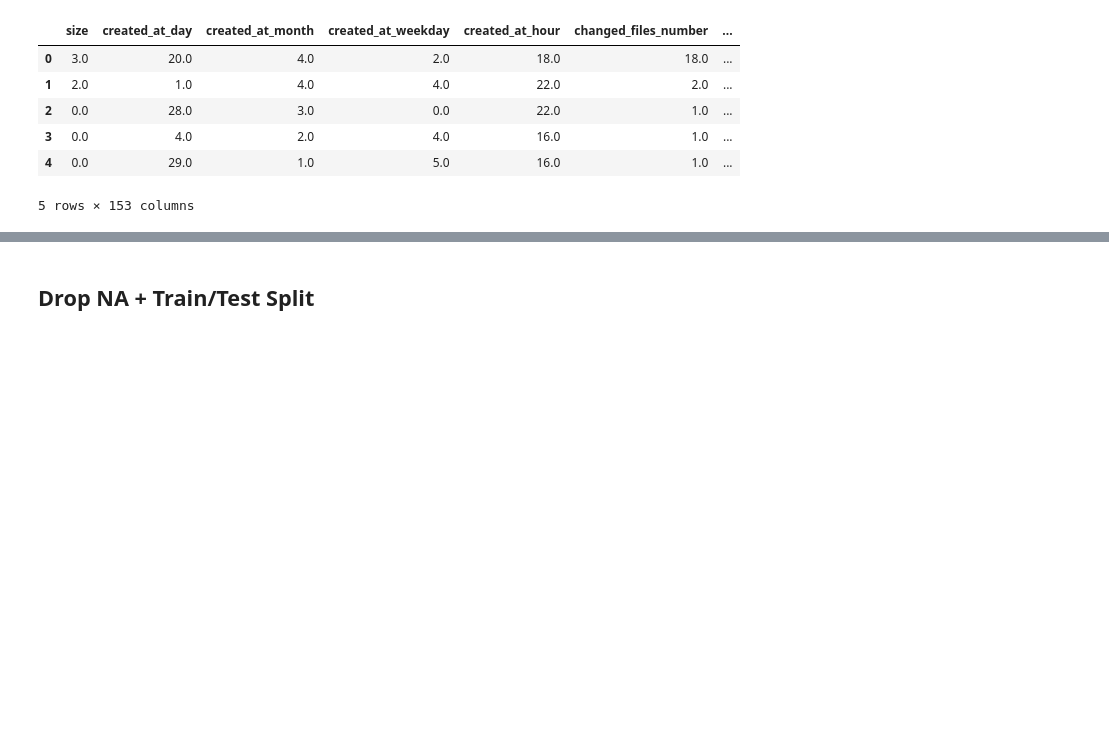
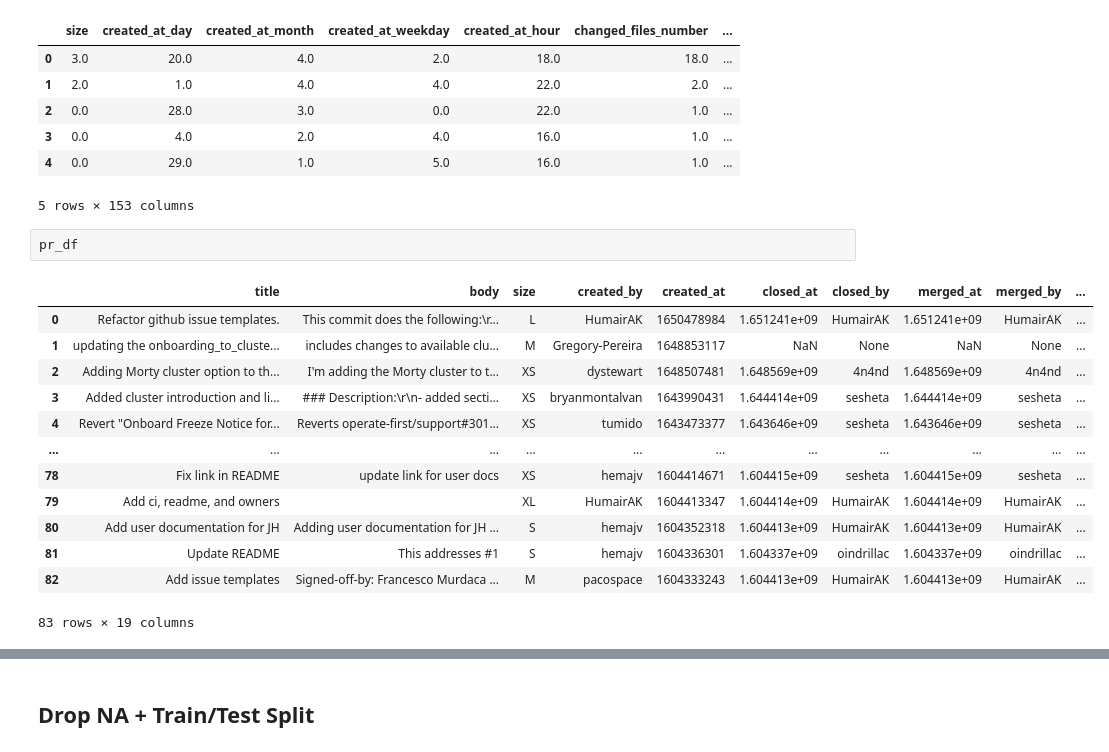
Before and after one commit to aicoe-aiops/ocp-ci-analysis, a Jupyter notebook: notebooks/time-to-merge-prediction/workshop/03_model_training.ipynb, the cells around one changed output, grey strips where cells are left out. Cells and saved outputs as stored; diff of their text form; blank space fills up the shorter version.

```diff
--- a/notebooks/time-to-merge-prediction/workshop/03_model_training.ipynb
+++ b/notebooks/time-to-merge-prediction/workshop/03_model_training.ipynb
@@ -341,3 +341,19 @@ X.head()
 | 3 | 0.0 | 4.0 | 2.0 | 4.0 | 16.0 | 1.0 | ... |
 | 4 | 0.0 | 29.0 | 1.0 | 5.0 | 16.0 | 1.0 | ... |
 5 rows × 153 columns
+# %%
+pr_df
+# %% [output]
+|  | title | body | size | created_by | created_at | closed_at | closed_by | merged_at | merged_by | ... |
+| 0 | Refactor github issue templates. | This commit does the following:\r... | L | HumairAK | 1650478984 | 1.651241e+09 | HumairAK | 1.651241e+09 | HumairAK | ... |
+| 1 | updating the onboarding_to_cluste... | includes changes to available clu... | M | Gregory-Pereira | 1648853117 | NaN | None | NaN | None | ... |
+| 2 | Adding Morty cluster option to th... | I'm adding the Morty cluster to t... | XS | dystewart | 1648507481 | 1.648569e+09 | 4n4nd | 1.648569e+09 | 4n4nd | ... |
+| 3 | Added cluster introduction and li... | ### Description:\r\n- added secti... | XS | bryanmontalvan | 1643990431 | 1.644414e+09 | sesheta | 1.644414e+09 | sesheta | ... |
+| 4 | Revert "Onboard Freeze Notice for... | Reverts operate-first/support#301... | XS | tumido | 1643473377 | 1.643646e+09 | sesheta | 1.643646e+09 | sesheta | ... |
+| ... | ... | ... | ... | ... | ... | ... | ... | ... | ... | ... |
+| 78 | Fix link in README | update link for user docs | XS | hemajv | 1604414671 | 1.604415e+09 | sesheta | 1.604415e+09 | sesheta | ... |
+| 79 | Add ci, readme, and owners |  | XL | HumairAK | 1604413347 | 1.604414e+09 | HumairAK | 1.604414e+09 | HumairAK | ... |
+| 80 | Add user documentation for JH | Adding user documentation for JH ... | S | hemajv | 1604352318 | 1.604413e+09 | HumairAK | 1.604413e+09 | HumairAK | ... |
+| 81 | Update README | This addresses #1 | S | hemajv | 1604336301 | 1.604337e+09 | oindrillac | 1.604337e+09 | oindrillac | ... |
+| 82 | Add issue templates | Signed-off-by: Francesco Murdaca ... | M | pacospace | 1604333243 | 1.604413e+09 | HumairAK | 1.604413e+09 | HumairAK | ... |
+83 rows × 19 columns
```
Also changed, not shown: parts of 3 cells of this notebook, 3 other files.
